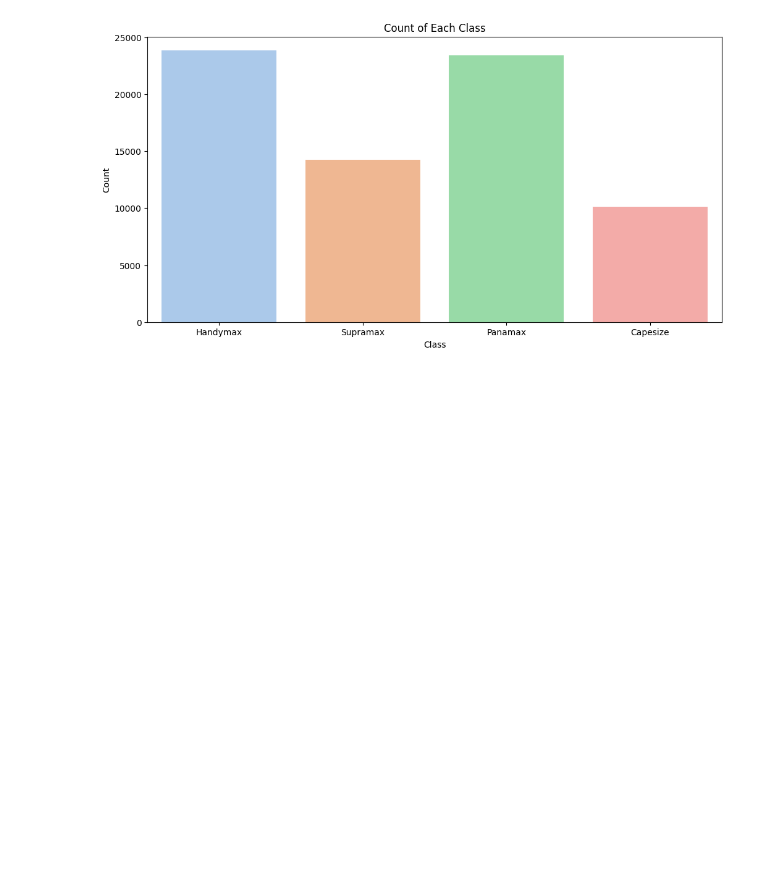
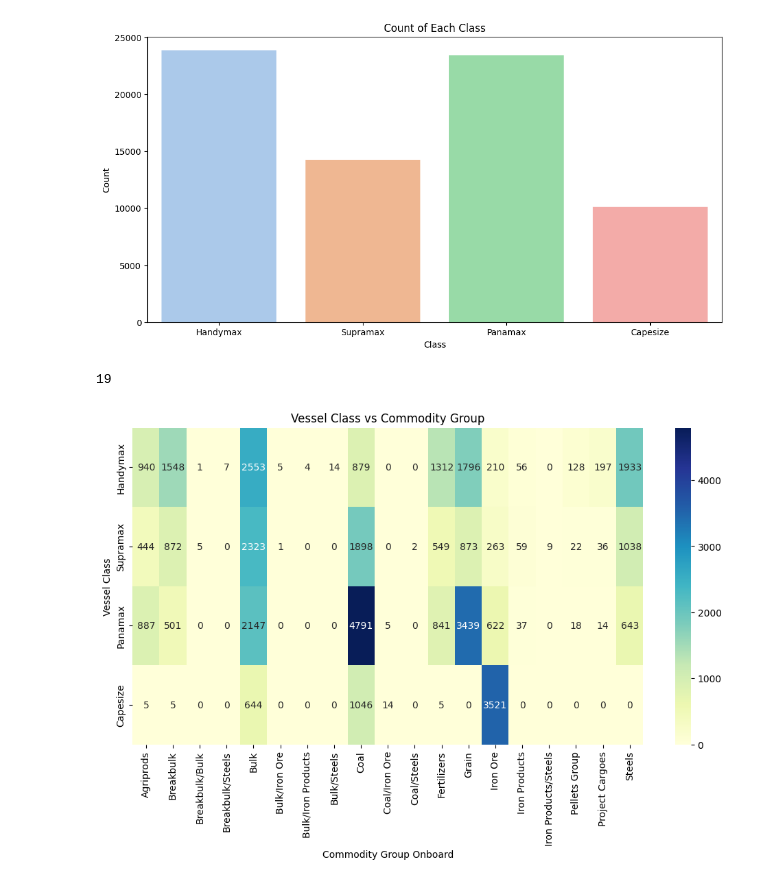
Before and after one commit to Mustafashraf/vessel_test, a Jupyter notebook: vessel_test.ipynb, the cells around one changed output. Drawn from its saved outputs; the diff is of its cells as text; code cells hidden in the pictures; blank space fills up the shorter version.

Commit message:
Explored the link between goods onboard and vessel class

```diff
--- a/vessel_test.ipynb
+++ b/vessel_test.ipynb
@@ -221,3 +221,18 @@ Passing `palette` without assigning `hue` is deprecated and will be removed in v
 
   sns.countplot(x='vessel_class', data=vessel_positions_df, palette='pastel')
 [figure]
+# %%
+vessel_positions_df['vessel_commodity_group_onboard'].nunique()
+# %% [output]
+19
+# %%
+contingency_table = pd.crosstab(vessel_positions_df['vessel_class'], vessel_positions_df['vessel_commodity_group_onboard'])
+
+plt.figure(figsize=(12, 6))
+sns.heatmap(contingency_table, annot=True, fmt='d', cmap='YlGnBu')
+plt.title('Vessel Class vs Commodity Group')
+plt.ylabel('Vessel Class')
+plt.xlabel('Commodity Group Onboard')
+plt.show()
+# %% [output]
+[figure, added]
```
Also changed, not shown: parts of 1 cell of this notebook.
